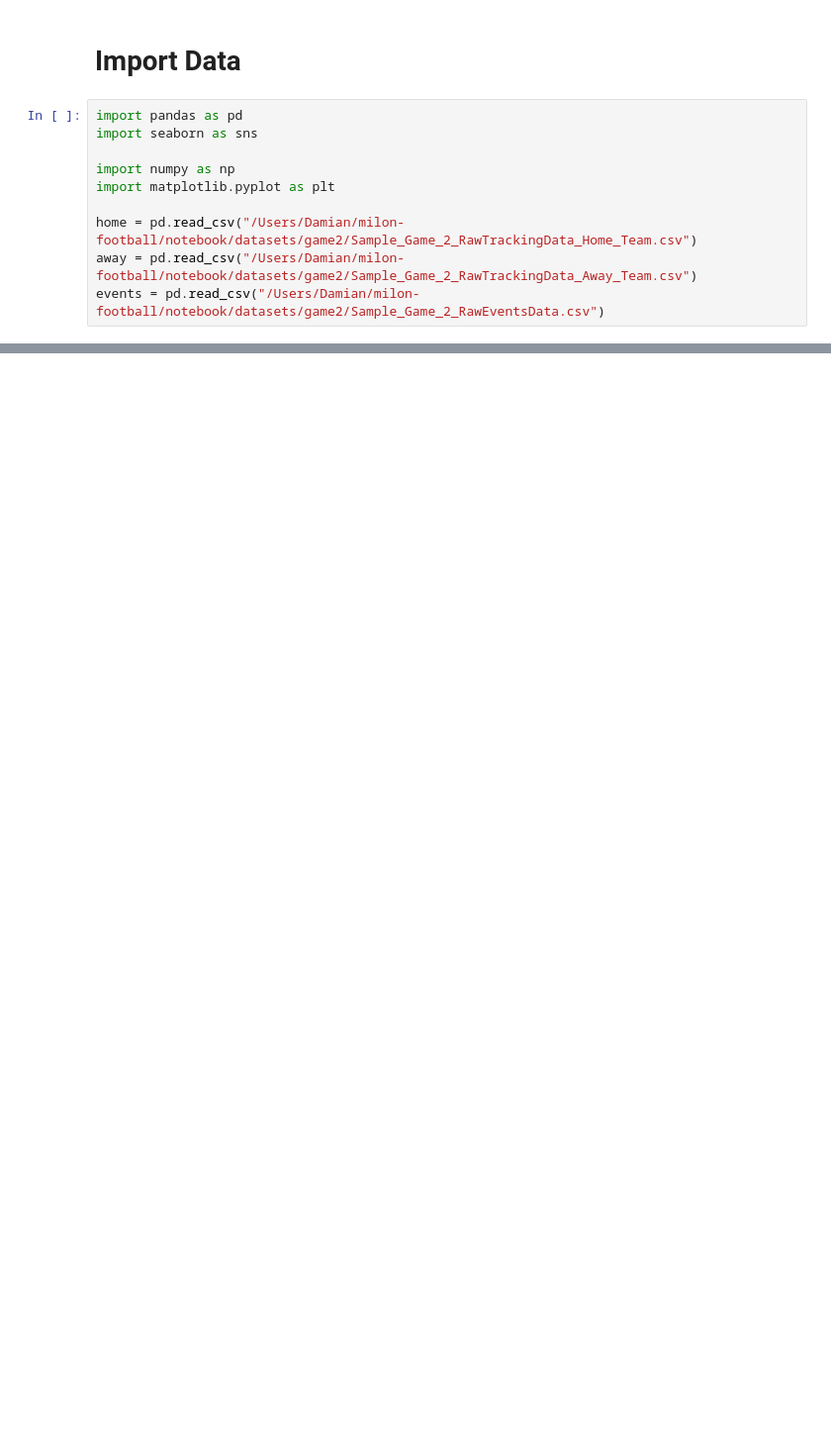
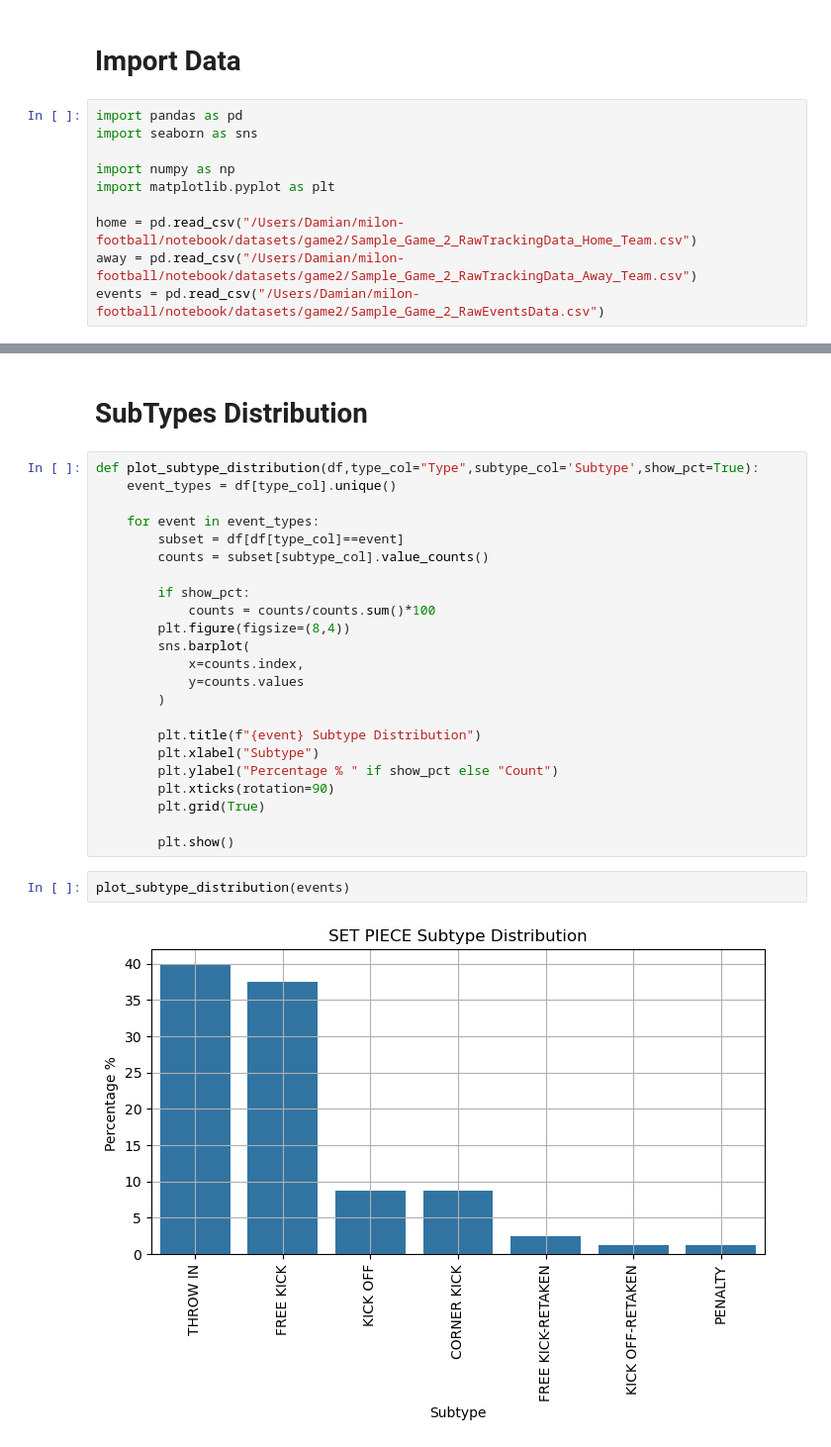
Before and after one commit to ieee-sb-uniwa/milon-football, a Jupyter notebook: notebook/sample_game_2.ipynb, the cells around one changed output, grey strips where cells are left out. Shown at 99% size. Drawn from its saved outputs; the diff is of its cells as text; blank space fills up the shorter version.

```diff
--- a/notebook/sample_game_2.ipynb
+++ b/notebook/sample_game_2.ipynb
@@ -114,0 +346,29 @@ Unnamed: 32 :  57886
+# %% [markdown]
+# SubTypes Distribution
+# %%
+def plot_subtype_distribution(df,type_col="Type",subtype_col='Subtype',show_pct=True):
+    event_types = df[type_col].unique()
+
+    for event in event_types:
+        subset = df[df[type_col]==event]
+        counts = subset[subtype_col].value_counts()
+
+        if show_pct:
+            counts = counts/counts.sum()*100
+        plt.figure(figsize=(8,4))
+        sns.barplot(
+            x=counts.index,
+            y=counts.values
+        )
+
+        plt.title(f"{event} Subtype Distribution")
+        plt.xlabel("Subtype")
+        plt.ylabel("Percentage % " if show_pct else "Count")
+        plt.xticks(rotation=90)
+        plt.grid(True)
+
+        plt.show()
+# %%
+plot_subtype_distribution(events)
+# %% [output]
+[figure, added]
```
Also changed, not shown: parts of 47 cells of this notebook.
